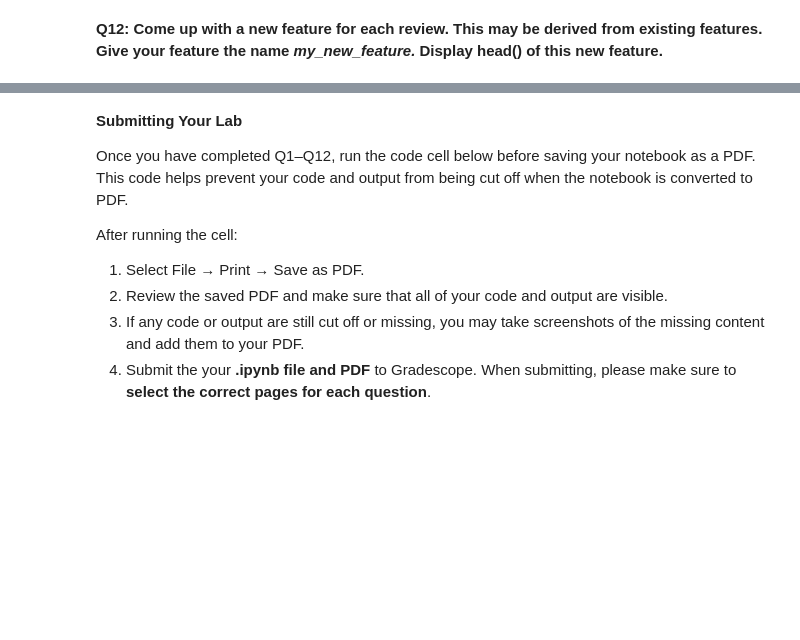
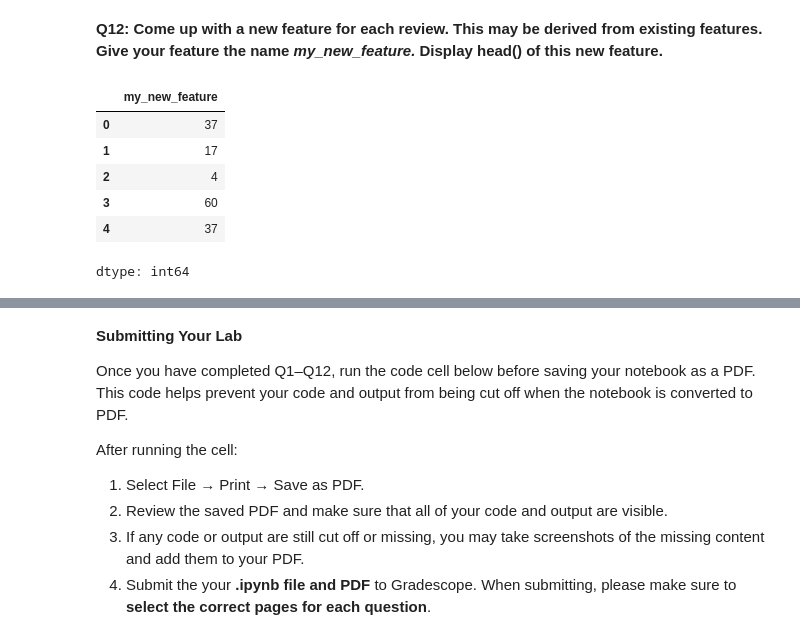
Before and after one commit to HarryKmK13/Data-Mineing-and-analytics-26, a Jupyter notebook: DMA26_Lab1_Data_Preprocessing.ipynb, the cells around one changed output, grey strips where cells are left out. Drawn from its saved outputs; the diff is of its cells as text; code cells hidden in the pictures; blank space fills up the shorter version.

```diff
--- a/DMA26_Lab1_Data_Preprocessing.ipynb
+++ b/DMA26_Lab1_Data_Preprocessing.ipynb
@@ -247,3 +296,17 @@ Give your feature the name *my_new_feature.* Display head() of this new feature.
+# %%
+# YOUR CODE HERE
+# New feature: number of words in each review
+df['my_new_feature'] = df['text'].fillna('').str.split().str.len()
+
+df['my_new_feature'].head()
+# %% [output]
+|  | my_new_feature |
+| 0 | 37 |
+| 1 | 17 |
+| 2 | 4 |
+| 3 | 60 |
+| 4 | 37 |
+dtype: int64
 # %%
 #This is a graded cell, do not edit
 df['my_new_feature'].head()
```
Also changed, not shown: parts of 29 cells of this notebook.
